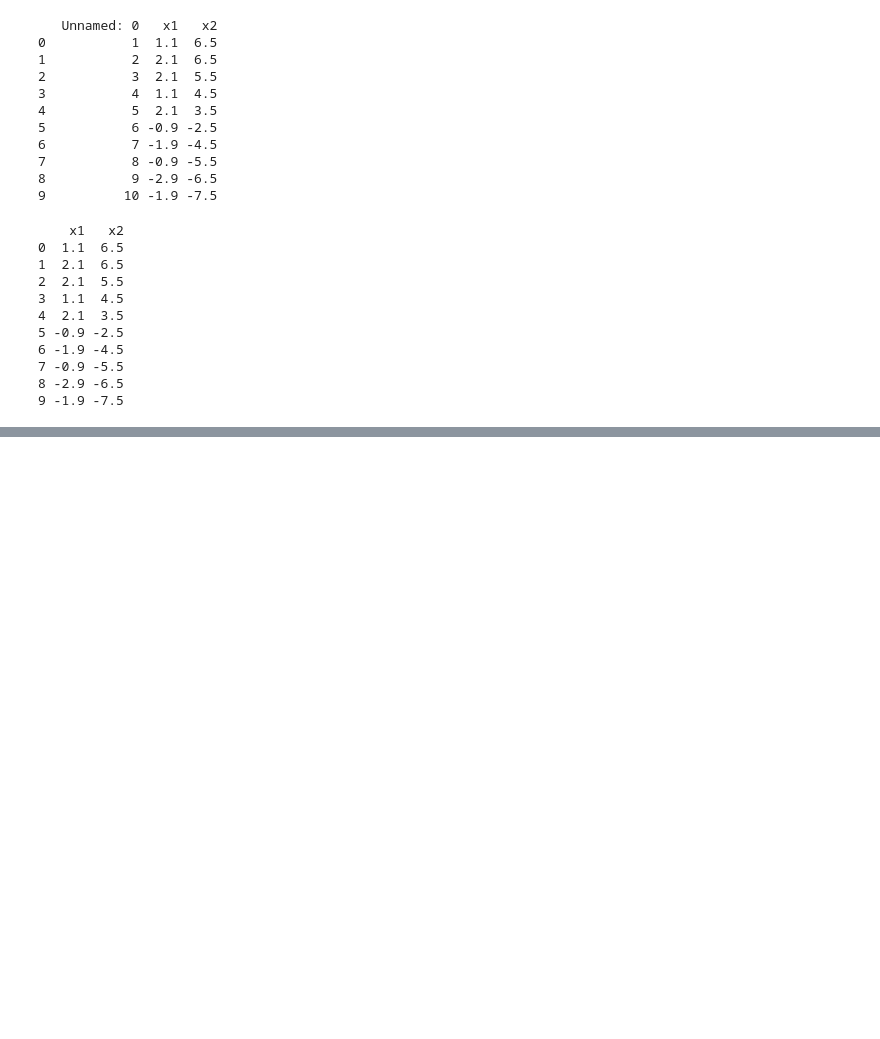
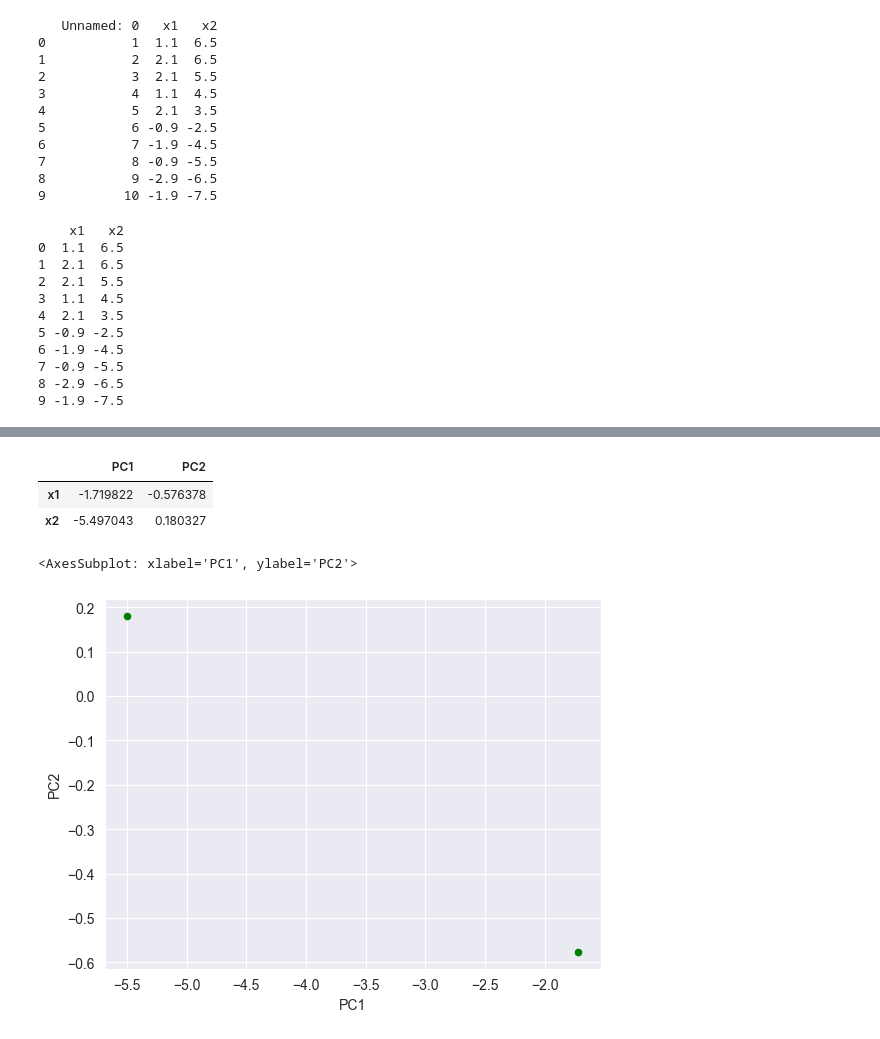
Before and after one commit to Hanh3103/MachineLearning, a Jupyter notebook: Uebung3/aufgabe_1.ipynb, the cells around one changed output, grey strips where cells are left out. Cells and saved outputs as stored; diff of their text form; code cells hidden in the pictures; blank space fills up the shorter version.

```diff
--- a/Uebung3/aufgabe_1.ipynb
+++ b/Uebung3/aufgabe_1.ipynb
@@ -158,10 +163,17 @@ c
 # %%
 # pca loadings = correlation between old variables and principle components (eigenverktors)
-# pcloading = eig_vectors.T*np.sqrt(eig_values)
-# loading_matrix = pd.DataFrame(pcloading, columns=['PC1', 'PC2'], index=X.columns)
-# loading_matrix
+pcloading = eig_vectors.T*np.sqrt(eig_values)
+loading_matrix = pd.DataFrame(pcloading, columns=['PC1', 'PC2'], index=X.columns)
+loading_matrix
+# %% [output]
+|  | PC1 | PC2 |
+| x1 | -1.719822 | -0.576378 |
+| x2 | -5.497043 | 0.180327 |
 # %%
-# loading_matrix.plot.scatter(x='PC1', y='PC2', c='g')
+loading_matrix.plot.scatter(x='PC1', y='PC2', c='g')
+# %% [output]
+<AxesSubplot: xlabel='PC1', ylabel='PC2'>
+[figure, added]
 # %%
 def biplot(score,coeff,pcax,pcay,labels=None):
     pca1 = pcax - 1
```
Also changed, not shown: parts of 12 cells of this notebook, 1 other file.
